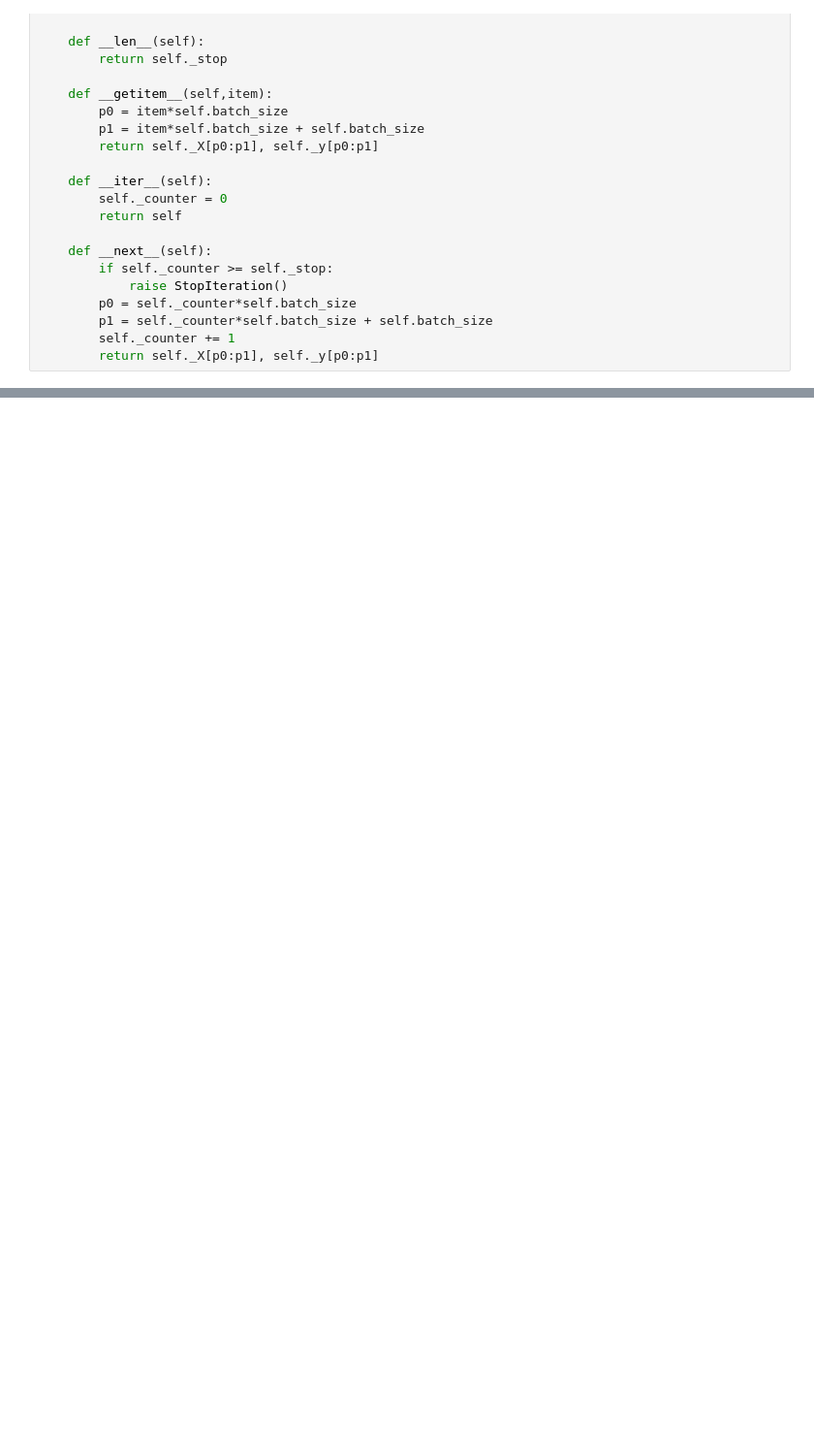
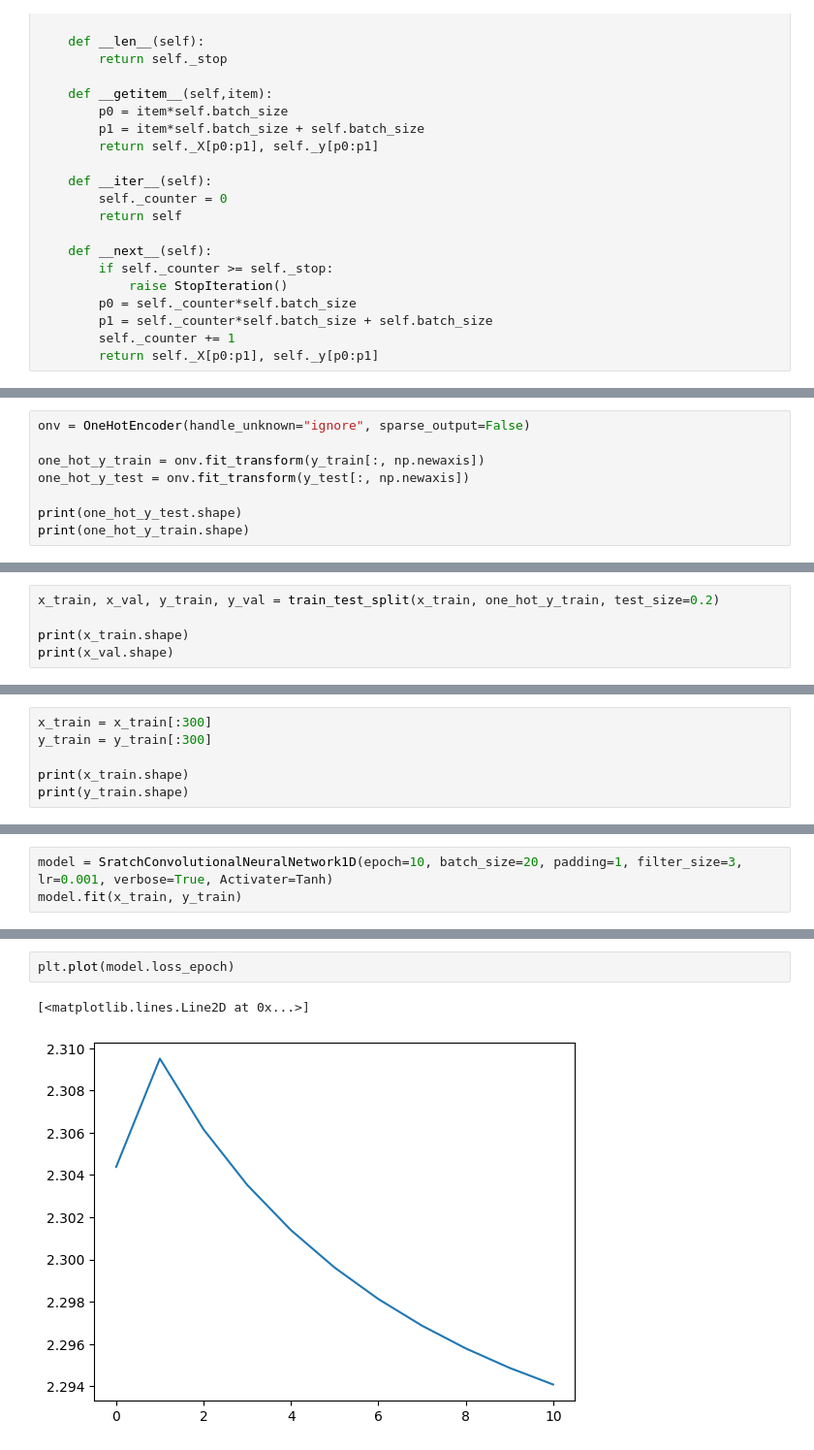
Before and after one commit to jaden-2/Assignment, a Jupyter notebook: ConvolutionalNeuralNetwork1D.ipynb, the cells around one changed output, grey strips where cells are left out. Shown: that part at 97% size. Cells and saved outputs as stored; diff of their text form; blank space fills up the shorter version.

Commit message:
Convolutional neural network 1d

```diff
--- a/ConvolutionalNeuralNetwork1D.ipynb
+++ b/ConvolutionalNeuralNetwork1D.ipynb
@@ -310,0 +424,8 @@ Iterator to get a mini-batch
+# %%
+onv = OneHotEncoder(handle_unknown="ignore", sparse_output=False)
+
+one_hot_y_train = onv.fit_transform(y_train[:, np.newaxis])
+one_hot_y_test = onv.fit_transform(y_test[:, np.newaxis])
+
+print(one_hot_y_test.shape)
+print(one_hot_y_train.shape)
@@ -310,0 +435,5 @@ Iterator to get a mini-batch
+# %%
+x_train, x_val, y_train, y_val = train_test_split(x_train, one_hot_y_train, test_size=0.2)
+
+print(x_train.shape)
+print(x_val.shape)
@@ -310,0 +443,6 @@ Iterator to get a mini-batch
+# %%
+x_train = x_train[:300]
+y_train = y_train[:300]
+
+print(x_train.shape)
+print(y_train.shape)
@@ -310,0 +452,3 @@ Iterator to get a mini-batch
+# %%
+model = SratchConvolutionalNeuralNetwork1D(epoch=10, batch_size=20, padding=1, filter_size=3, lr=0.001, verbose=True, Activater=Tanh)
+model.fit(x_train, y_train)
@@ -310,0 +467,5 @@ Iterator to get a mini-batch
+# %%
+plt.plot(model.loss_epoch)
+# %% [output]
+[<matplotlib.lines.Line2D at 0x...>]
+[figure, added]
```
Also changed, not shown: parts of 16 cells of this notebook.
